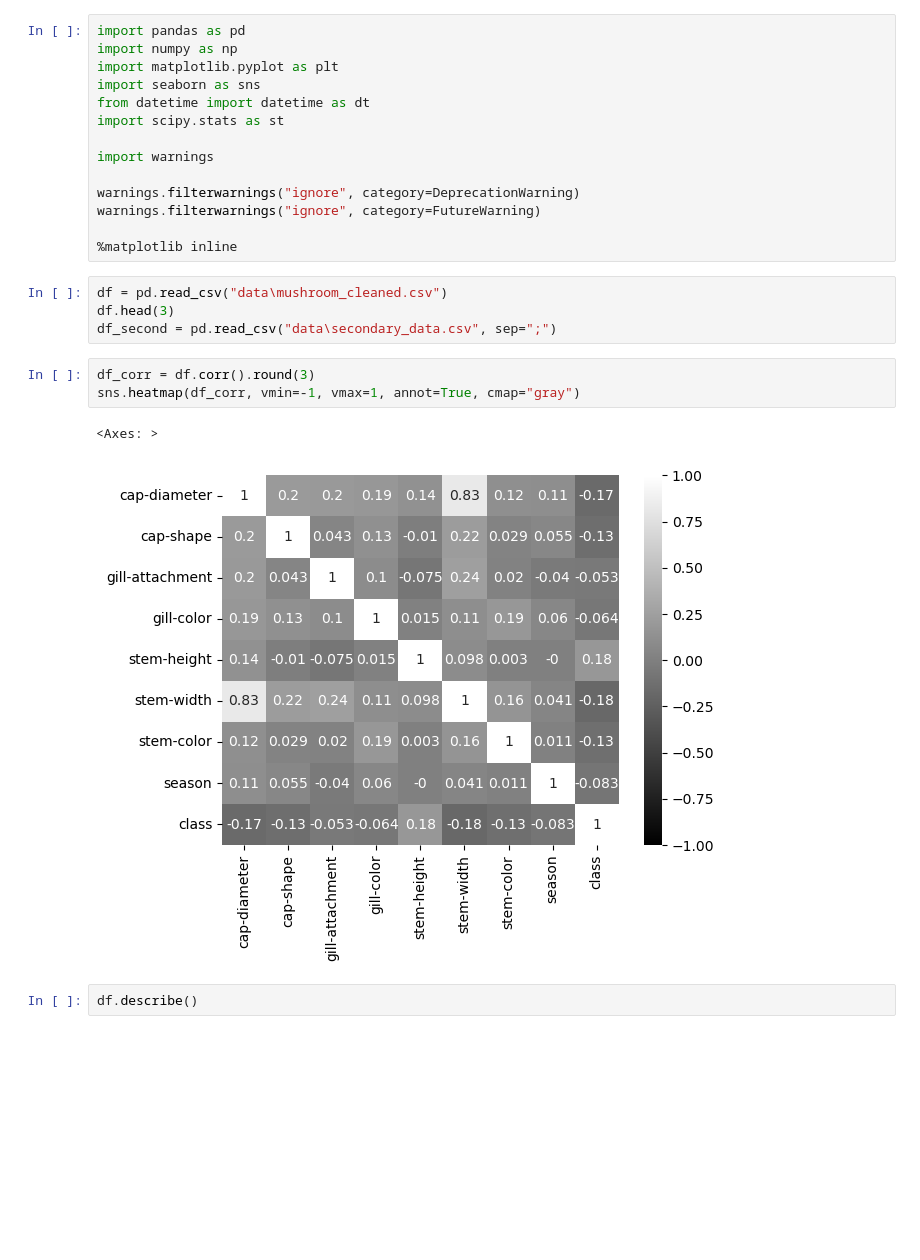
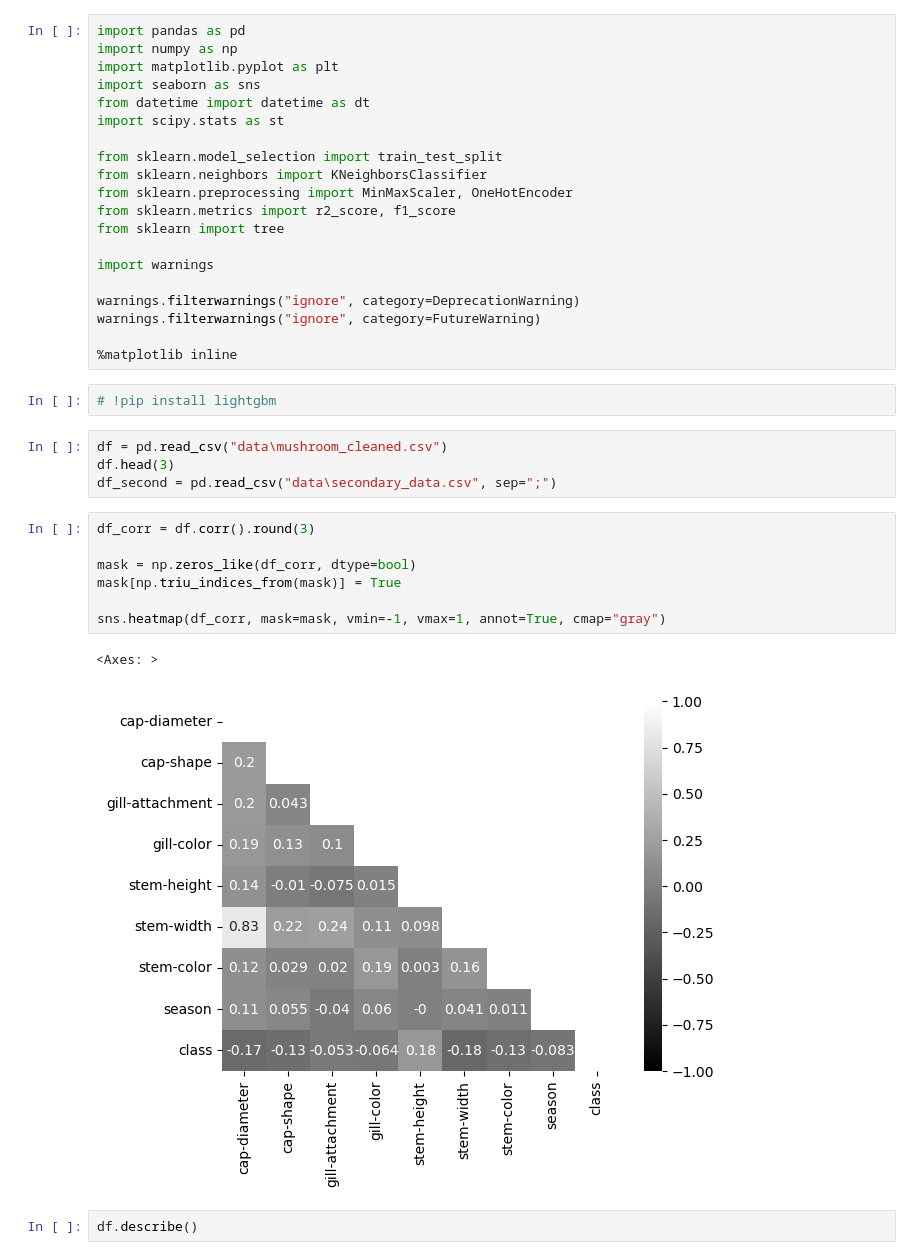
Before and after one commit to Haque2/mushroom-toxicity, a Jupyter notebook: mushroom-toxicity/mushroom_sergej.ipynb, the cells around one changed output. Cells and saved outputs as stored; diff of their text form; blank space fills up the shorter version.

```diff
--- a/mushroom-toxicity/mushroom_sergej.ipynb
+++ b/mushroom-toxicity/mushroom_sergej.ipynb
@@ -6,22 +6,34 @@ import seaborn as sns
 from datetime import datetime as dt
 import scipy.stats as st
 
+from sklearn.model_selection import train_test_split
+from sklearn.neighbors import KNeighborsClassifier
+from sklearn.preprocessing import MinMaxScaler, OneHotEncoder
+from sklearn.metrics import r2_score, f1_score
+from sklearn import tree
+
 import warnings
 
 warnings.filterwarnings("ignore", category=DeprecationWarning)
 warnings.filterwarnings("ignore", category=FutureWarning)
 
 %matplotlib inline
+# %%
+# !pip install lightgbm
 # %%
 df = pd.read_csv("data\mushroom_cleaned.csv")
 df.head(3)
 df_second = pd.read_csv("data\secondary_data.csv", sep=";")
 # %%
 df_corr = df.corr().round(3)
-sns.heatmap(df_corr, vmin=-1, vmax=1, annot=True, cmap="gray")
+
+mask = np.zeros_like(df_corr, dtype=bool)
+mask[np.triu_indices_from(mask)] = True
+
+sns.heatmap(df_corr, mask=mask, vmin=-1, vmax=1, annot=True, cmap="gray")
 # %% [output]
 <Axes: >
-[figure, old version]
+[figure, new version]
 # %%
 df.describe()
 # %% [output]
```
Also changed, not shown: parts of 24 cells of this notebook.
